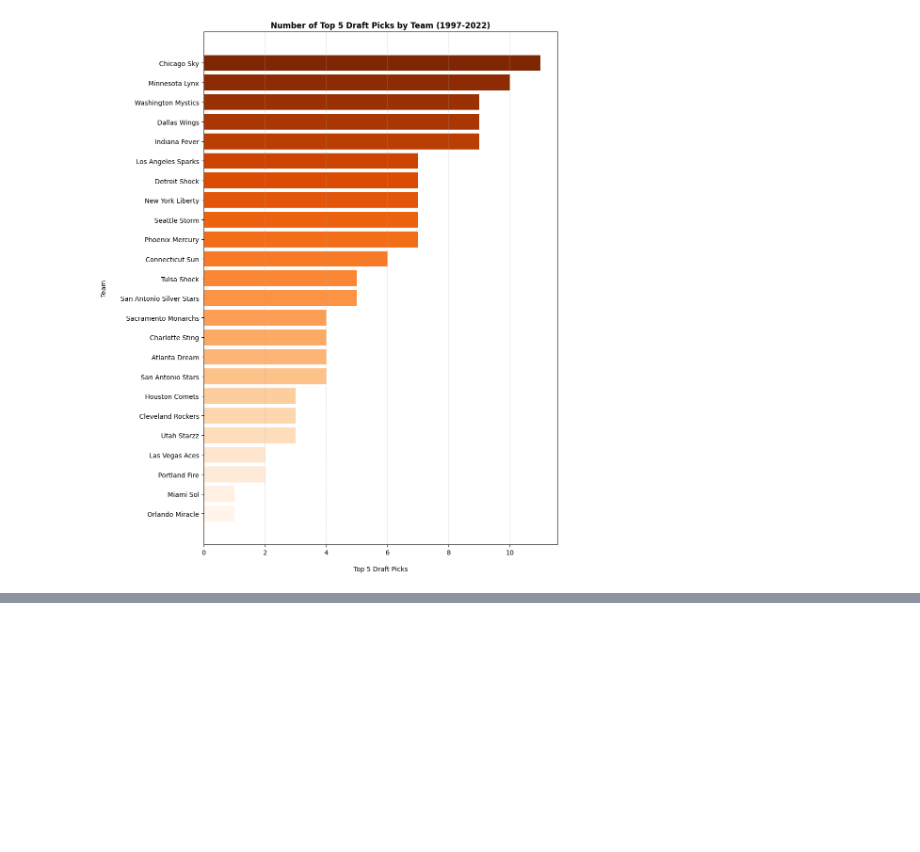
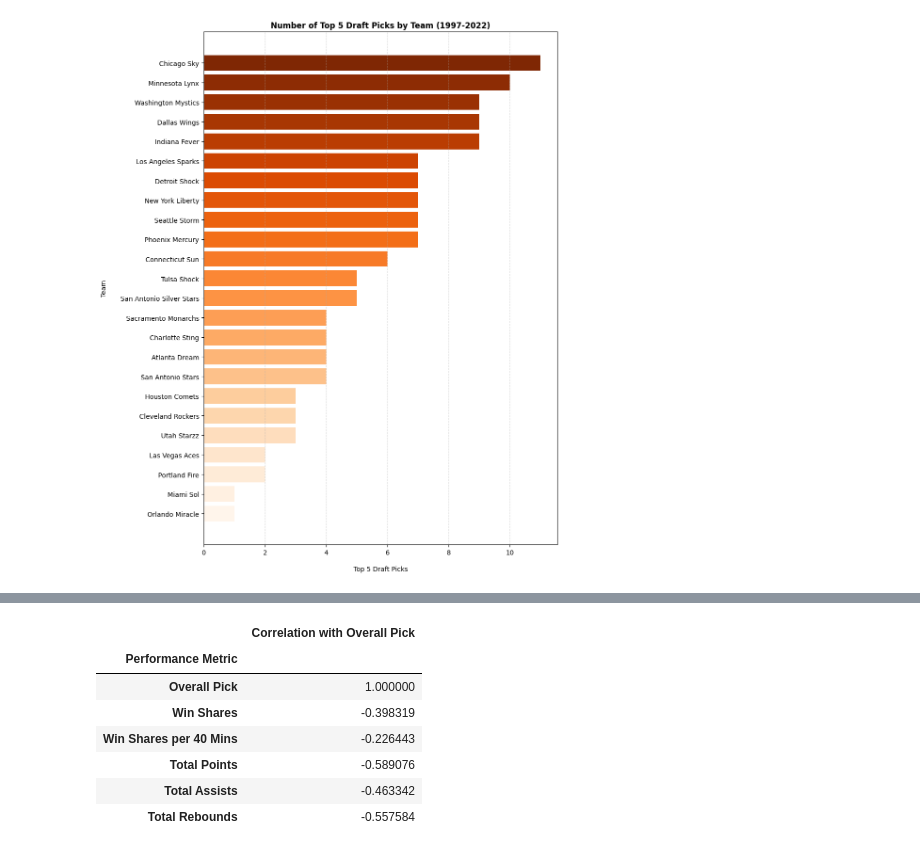
Before and after one commit to l-e13/wnba, a Jupyter notebook: wnba.ipynb, the cells around one changed output, grey strips where cells are left out. Saved outputs shown, nothing was run; the diff lists cells and outputs as text; code cells hidden in the pictures; blank space fills up the shorter version.

```diff
--- a/wnba.ipynb
+++ b/wnba.ipynb
@@ -153,0 +177,28 @@ plt.show()
+# %%
+import pandas as pd
+
+correlation_data = draftdf[['overall_pick', 'win_shares', 'win_shares_40', 'points', 'assists', 'total_rebounds']]
+correlation_matrix = correlation_data.corr()
+correlation_with_draft_pick = correlation_matrix.loc['overall_pick']
+correlation_table = correlation_with_draft_pick.reset_index()
+correlation_table.columns = ['Performance Metric', 'Correlation with Overall Pick']
+correlation_table['Performance Metric'] = correlation_table['Performance Metric'].replace({
+    'overall_pick': 'Overall Pick',
+    'win_shares': 'Win Shares',
+    'win_shares_40': 'Win Shares per 40 Mins',
+    'points': 'Total Points',
+    'assists': 'Total Assists',
+    'total_rebounds': 'Total Rebounds'
+})
+
+correlation_table.set_index('Performance Metric', inplace=True)
+correlation_table
+# %% [output]
+|  | Correlation with Overall Pick |
+| Performance Metric |  |
+| Overall Pick | 1.000000 |
+| Win Shares | -0.398319 |
+| Win Shares per 40 Mins | -0.226443 |
+| Total Points | -0.589076 |
+| Total Assists | -0.463342 |
+| Total Rebounds | -0.557584 |
```
Also changed, not shown: parts of 3 cells of this notebook.
